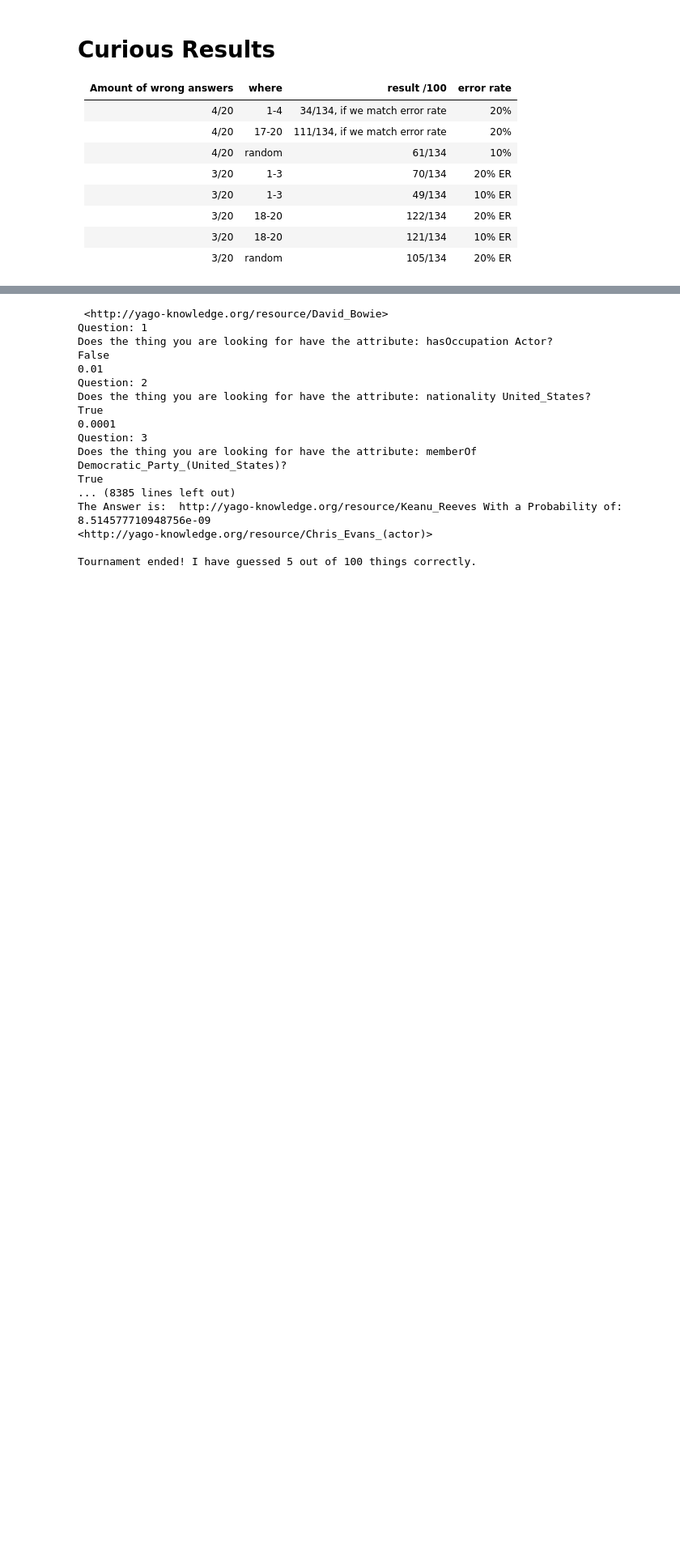
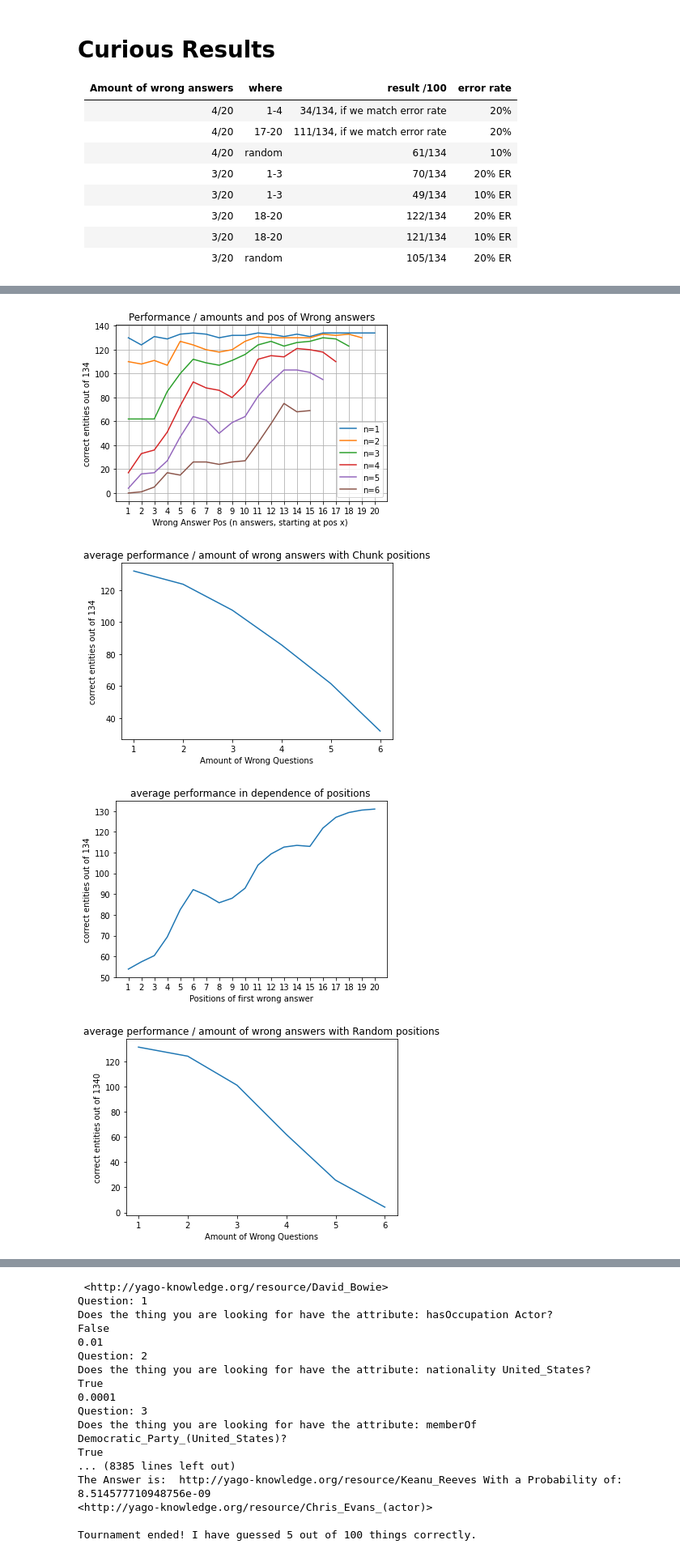
Before and after one commit to toschka123/20QProb---Bachelor-Thesis, a Jupyter notebook: Results.ipynb, the cells around one changed output, grey strips where cells are left out. Shown at 81% size. Cells and saved outputs as stored; diff of their text form; code cells hidden in the pictures; blank space fills up the shorter version.

Commit message:
ran experiments, saved results

```diff
--- a/Results.ipynb
+++ b/Results.ipynb
@@ -45,5 +23,0 @@ plt.show()
-# %%
-#Wrong answers in position x, results in this many wins out of 134
-
-for i in range(len(lists)):
-    print(performances[i], lists[i], "\n")
@@ -67,0 +52,59 @@ for i in range(len(lists)):
+# %%
+
+x = range(0,20)
+x1 = range(0,19)
+x2= range(0,18)
+import matplotlib.pyplot as plt
+import numpy as np
+
+fig, ax = plt.subplots()
+ax.plot(x, resultOneWrongCo,label="n=1")
+ax.plot(x1, resultTwoWrongCo,label="n=2")
+ax.plot(x2, resultThreeWrongCo,label="n=3")
+ax.plot(range(0,17), resultFourWrongCo,label="n=4")
+ax.plot(range(0,16), resultFiveWrongCo, label="n=5")
+ax.plot(range(0,15), resultSixWrongCo, label="n=6")
+#ax.plot(range(0,15), avgPerLocation, label="average")
+ax.legend()
+ax.set(xlabel='Wrong Answer Pos (n answers, starting at pos x) ', ylabel='correct entities out of 134',
+       title='Performance / amounts and pos of Wrong answers',label = ["n", "j", "k", "l", "o"])
+ax.grid()
+labels=[1,2,3,4,5,6,7,8,9,10,11,12,13,14,15,16,17,18,19,20]
+plt.xticks(x, labels)#, rotation=45)
+#plt.savefig('PlotNPos.png')
+plt.show()
+
+fig1, ax1 = plt.subplots()
+ax1.plot(range(0,len(avgOverAll)), avgOverAll)
+ax1.set(xlabel='Amount of Wrong Questions', ylabel ='correct entities out of 134', title='average performance / amount of wrong answers with Chunk positions')
+label = [1,2,3,4,5,6]
+plt.xticks(range(0,6), label)
+#plt.savefig('PlotAvgN.png')
+plt.show()
+
+fig2, ax2 = plt.subplots()
+ax2.plot(range(0,20), avgPerLocation)
+ax2.set(xlabel='Positions of first wrong answer', ylabel ='correct entities out of 134', title='average performance in dependence of positions ')
+plt.xticks(x, labels)
+#plt.savefig('PlotAvgPos.png')
+plt.show()
+
+
+fig3, ax3 = plt.subplots()
+ax3.plot(range(0,len(PerformanceNWrongsRandom)),PerformanceNWrongsRandom)
+ax3.set(xlabel='Amount of Wrong Questions', ylabel ='correct entities out of 1340', title='average performance / amount of wrong answers with Random positions')
+plt.xticks(range(0,6), [1,2,3,4,5,6])
+plt.show()
+
+fig4, ax4 = plt.subplots()
+ax4.plot(range(0,len(PerformanceNWrongsRandom)),PerformanceNWrongsRandom, label = "random")
+ax4.plot(range(0,len(avgOverAll)), avgOverAll, label = "chunks")
+ax4.set(xlabel='Amount of Wrong Questions', ylabel ='correct entities out of 134', title='average performance / amount of wrong answers')
+ax4.legend()
+plt.xticks(range(0,6), [1,2,3,4,5,6])
+plt.show()
+# %% [output]
+[figure, added]
+[figure, added]
+[figure, added]
+[figure, added]
```
Also changed, not shown: parts of 6 cells of this notebook.
